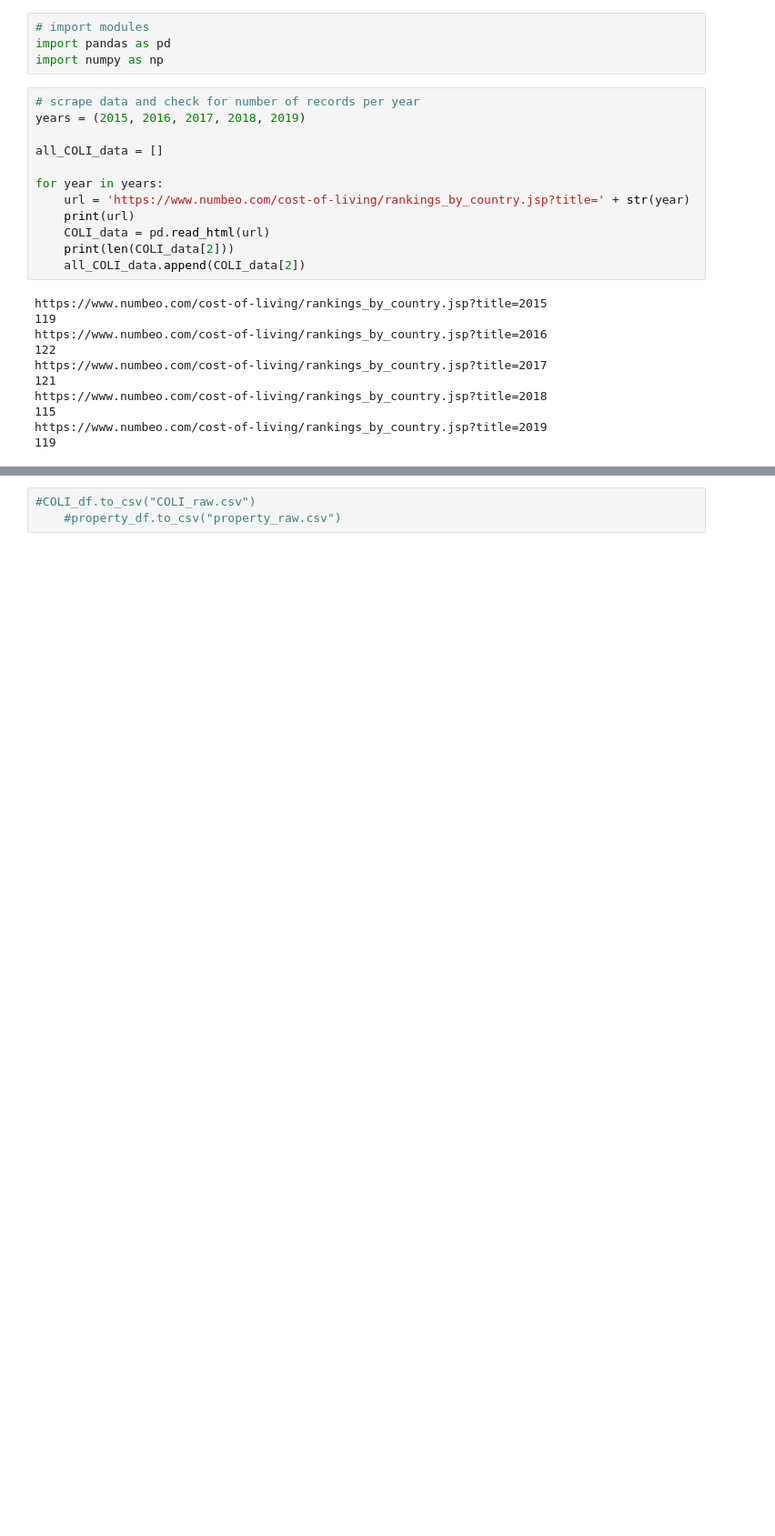
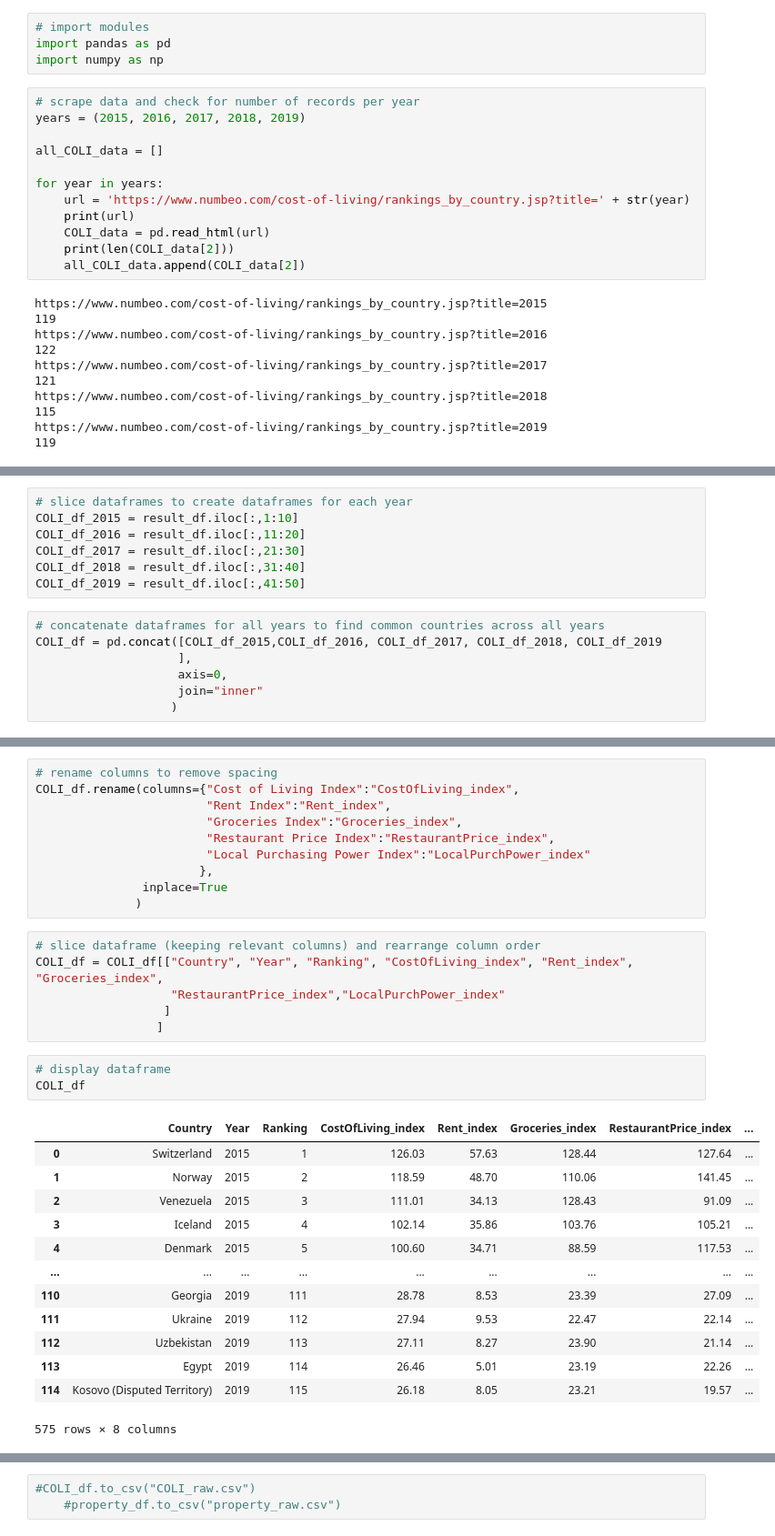
Before and after one commit to mactzu/STDs, a Jupyter notebook: work/michelle/Project-Work.ipynb, the cells around one changed output, grey strips where cells are left out. Shown at 91% size. Cells and saved outputs as stored; diff of their text form; blank space fills up the shorter version.

```diff
--- a/work/michelle/Project-Work.ipynb
+++ b/work/michelle/Project-Work.ipynb
@@ -77,0 +70,14 @@ both_years_df
+# %%
+# slice dataframes to create dataframes for each year
+COLI_df_2015 = result_df.iloc[:,1:10]
+COLI_df_2016 = result_df.iloc[:,11:20]
+COLI_df_2017 = result_df.iloc[:,21:30]
+COLI_df_2018 = result_df.iloc[:,31:40]
+COLI_df_2019 = result_df.iloc[:,41:50]
+# %%
+# concatenate dataframes for all years to find common countries across all years
+COLI_df = pd.concat([COLI_df_2015,COLI_df_2016, COLI_df_2017, COLI_df_2018, COLI_df_2019
+                    ],
+                    axis=0,
+                    join="inner"
+                   )
@@ -78,3 +100,36 @@ both_years_df
+# %%
+# rename columns to remove spacing
+COLI_df.rename(columns={"Cost of Living Index":"CostOfLiving_index",
+                        "Rent Index":"Rent_index",
+                        "Groceries Index":"Groceries_index",
+                        "Restaurant Price Index":"RestaurantPrice_index",
+                        "Local Purchasing Power Index":"LocalPurchPower_index"
+                       },
+               inplace=True
+              )
+# %%
+# slice dataframe (keeping relevant columns) and rearrange column order
+COLI_df = COLI_df[["Country", "Year", "Ranking", "CostOfLiving_index", "Rent_index", "Groceries_index",
+                   "RestaurantPrice_index","LocalPurchPower_index"
+                  ]
+                 ]
+# %%
+# display dataframe
+COLI_df
+# %% [output]
+|  | Country | Year | Ranking | CostOfLiving_index | Rent_index | Groceries_index | RestaurantPrice_index | ... |
+| 0 | Switzerland | 2015 | 1 | 126.03 | 57.63 | 128.44 | 127.64 | ... |
+| 1 | Norway | 2015 | 2 | 118.59 | 48.70 | 110.06 | 141.45 | ... |
+| 2 | Venezuela | 2015 | 3 | 111.01 | 34.13 | 128.43 | 91.09 | ... |
+| 3 | Iceland | 2015 | 4 | 102.14 | 35.86 | 103.76 | 105.21 | ... |
+| 4 | Denmark | 2015 | 5 | 100.60 | 34.71 | 88.59 | 117.53 | ... |
+| ... | ... | ... | ... | ... | ... | ... | ... | ... |
+| 110 | Georgia | 2019 | 111 | 28.78 | 8.53 | 23.39 | 27.09 | ... |
+| 111 | Ukraine | 2019 | 112 | 27.94 | 9.53 | 22.47 | 22.14 | ... |
+| 112 | Uzbekistan | 2019 | 113 | 27.11 | 8.27 | 23.90 | 21.14 | ... |
+| 113 | Egypt | 2019 | 114 | 26.46 | 5.01 | 23.19 | 22.26 | ... |
+| 114 | Kosovo (Disputed Territory) | 2019 | 115 | 26.18 | 8.05 | 23.21 | 19.57 | ... |
+575 rows × 8 columns
 # %%
 # Scrape data and check for number of records per year
 all_property_data = []
```
Also changed, not shown: parts of 15 cells of this notebook.
